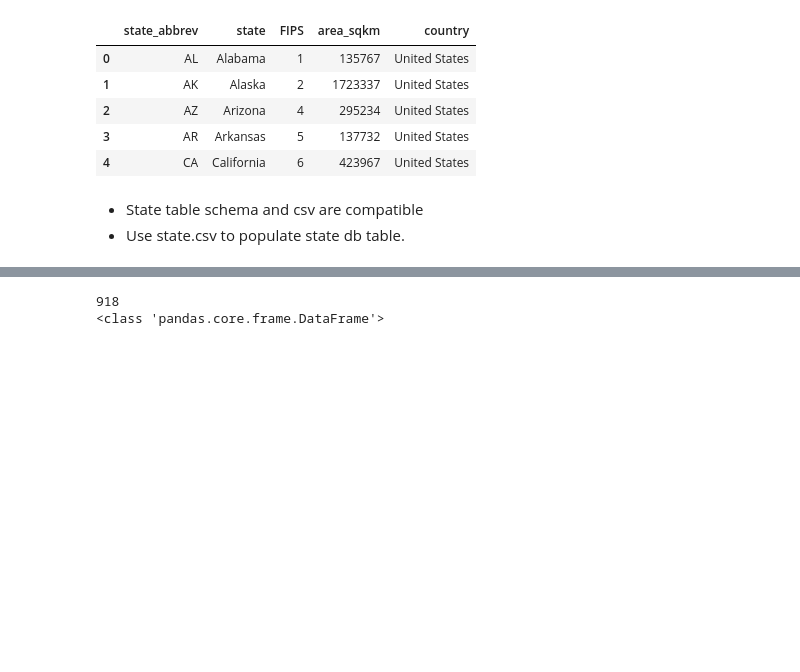
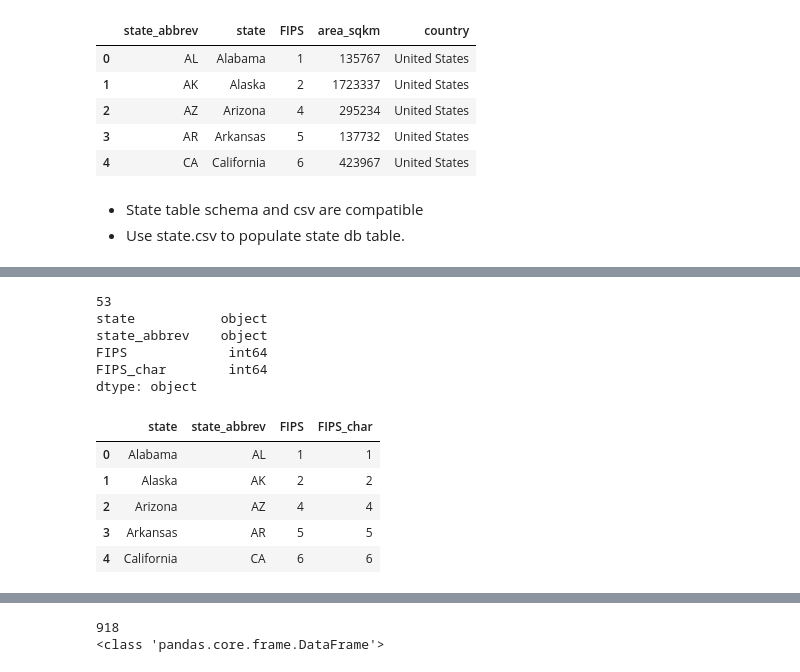
Before and after one commit to gwroth89/meteorite-ml-project, a Jupyter notebook: DB_CSV_Create.ipynb, the cells around one changed output, grey strips where cells are left out. Cells and saved outputs as stored; diff of their text form; code cells hidden in the pictures; blank space fills up the shorter version.

```diff
--- a/DB_CSV_Create.ipynb
+++ b/DB_CSV_Create.ipynb
@@ -205,0 +221,19 @@ dtype: object
+# %%
+# pull in state_fips_char FIPS csv sourced from (ADD WEBSITES HERE)
+state_fips_char = pd.read_csv('Resources/Raw_Data/state_fips_char.csv')
+print(len(state_fips_char))
+print(state_fips_char.dtypes)
+state_fips_char.head()
+# %% [output]
+53
+state           object
+state_abbrev    object
+FIPS             int64
+FIPS_char        int64
+dtype: object
+|  | state | state_abbrev | FIPS | FIPS_char |
+| 0 | Alabama | AL | 1 | 1 |
+| 1 | Alaska | AK | 2 | 2 |
+| 2 | Arizona | AZ | 4 | 4 |
+| 3 | Arkansas | AR | 5 | 5 |
+| 4 | California | CA | 6 | 6 |
```
Also changed, not shown: parts of 12 cells of this notebook, 5 other files.
